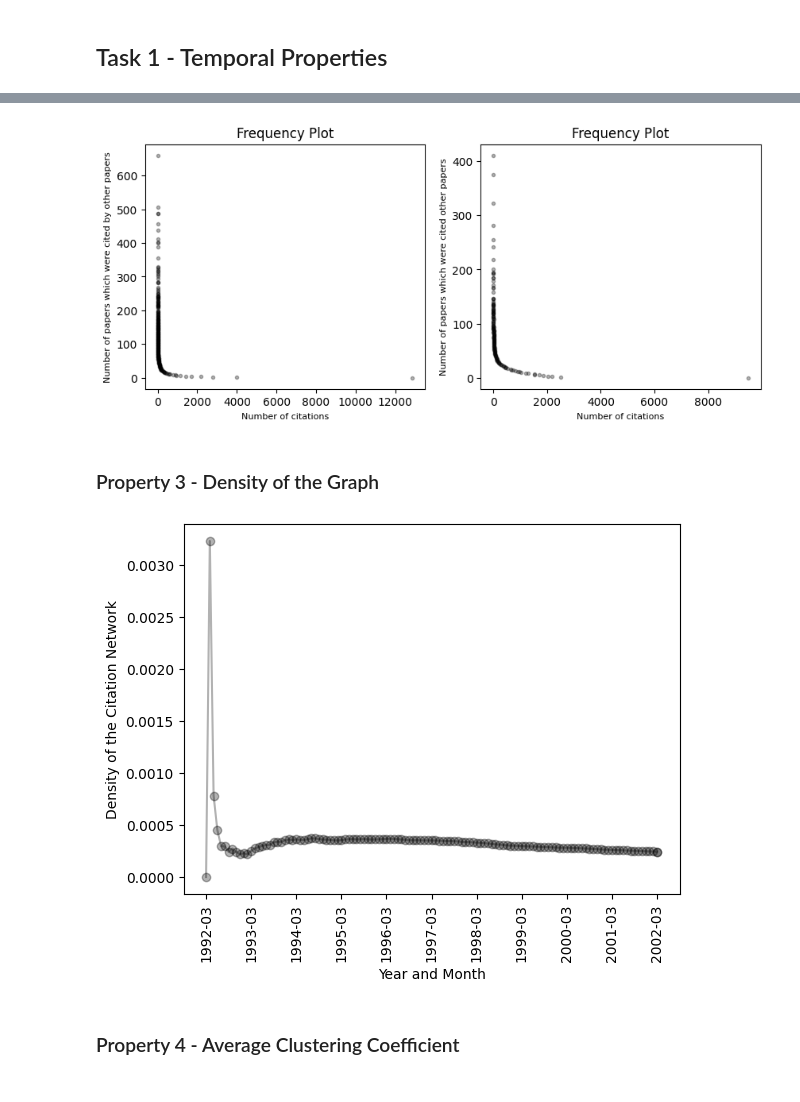
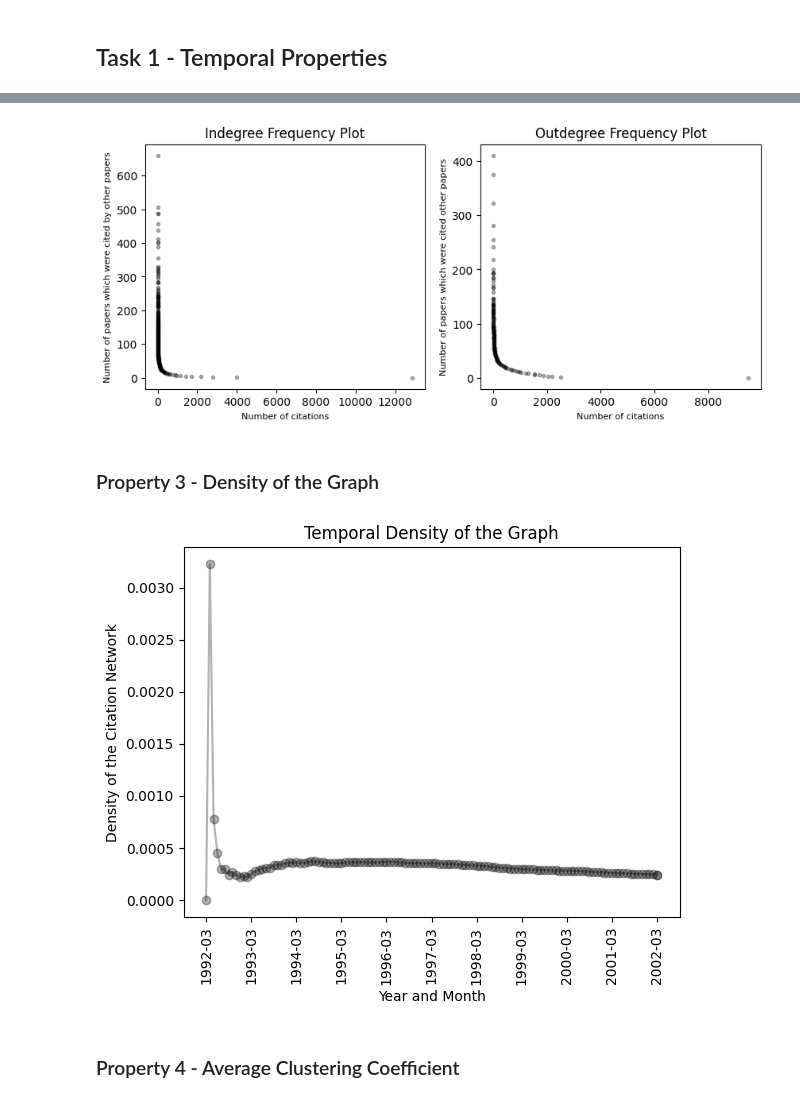
Before and after one commit to AdityaMishraOG/analyzing_citation_networks, a Jupyter notebook: 1.ipynb, the cells around one changed output, grey strips where cells are left out. Drawn from its saved outputs; the diff is of its cells as text; code cells hidden in the pictures.

```diff
--- a/1.ipynb
+++ b/1.ipynb
@@ -237,7 +254,6 @@ def plot_graph_degrees(G):
         xlab.set_fontsize(8)
         ylab = plt.ylabel(ylabel=ylabel)
         ylab.set_fontsize(8)
-        plt.title("Frequency Plot")
 
 
     in_degrees_values = np.array(list(in_degrees.values()))
@@ -246,29 +262,33 @@ def plot_graph_degrees(G):
     plt.figure(figsize=(10, 4))
     plt.subplot(1, 2, 1)
     plot_function(in_degrees_values, xlabel="Number of citations", ylabel="Number of papers which were cited by other papers")
+    plt.title("Indegree Frequency Plot")
+
     plt.subplot(1, 2, 2)
     plot_function(out_degrees_values, xlabel="Number of citations", ylabel="Number of papers which were cited other papers")
+    plt.title("Outdegree Frequency Plot")
     plt.show()
 
 
 plot_graph_degrees(G)
 # %% [output]
-[figure, old version]
+[figure, new version]
 # %% [markdown]
 ### Property 3 - Density of the Graph
 # %%
 density_array = []
 for digraph in G_array:
     density = nx.density(digraph)
     density_array.append(density)
 
 plt.plot(x_time, density_array, marker="o", color="black", alpha = 0.3)
 plt.xlabel("Year and Month")
 plt.xticks(every_12th_time, every_12th_time, rotation=90)
 plt.ylabel("Density of the Citation Network")
+plt.title("Temporal Density of the Graph")
 plt.show()
 # %% [output]
-[figure, old version]
+[figure, new version]
 # %% [markdown]
 ### Property 4 - Average Clustering Coefficient
 # %%
```
Also changed, not shown: parts of 9 cells of this notebook, 1 other file.
